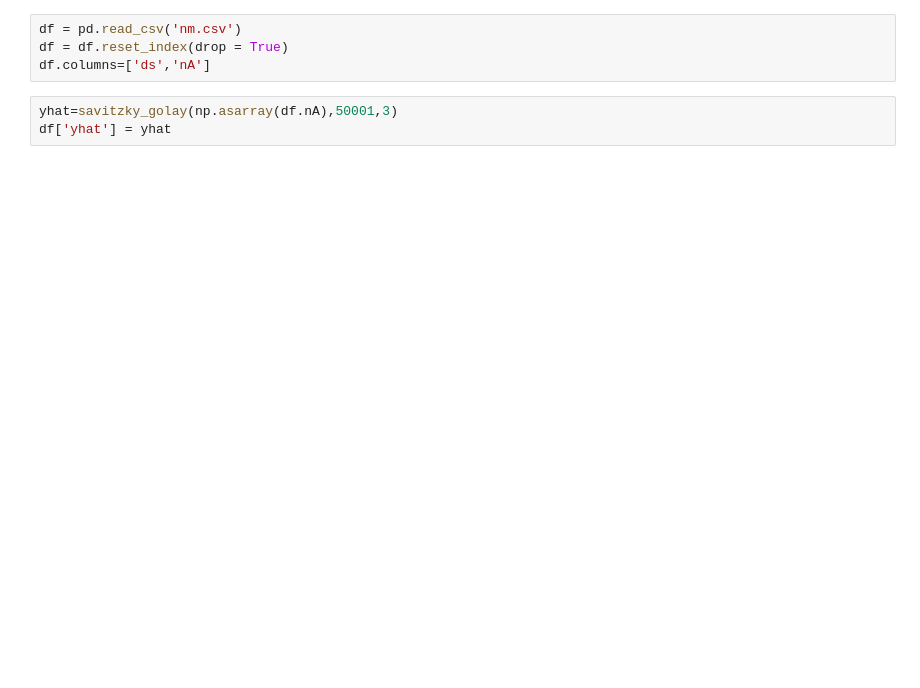
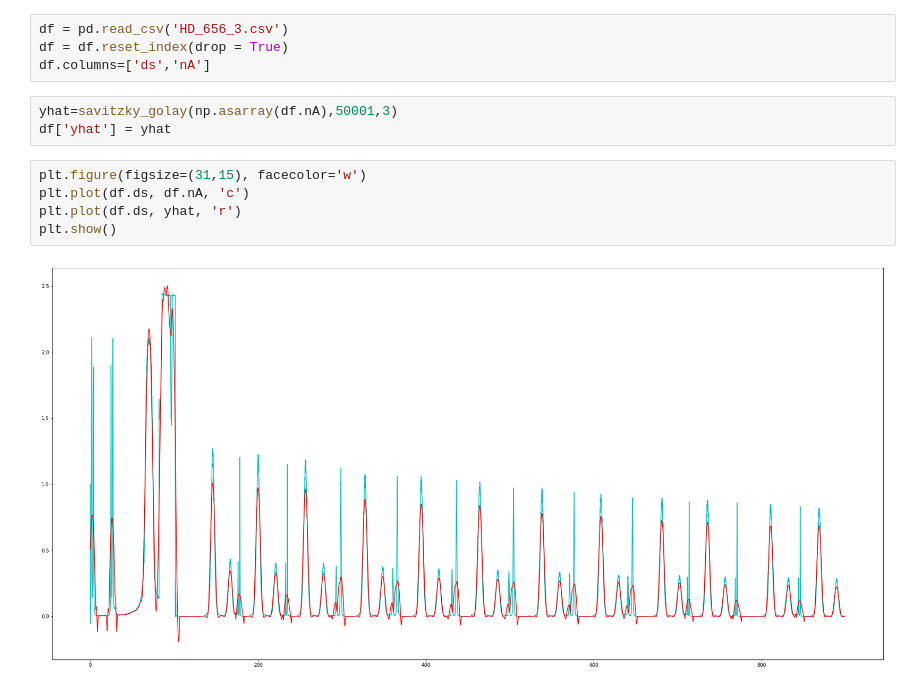
Before and after one commit to JackRoten/HD_shift_Dutt_Roten, a Jupyter notebook: Data Analysis-656.ipynb, the cells around one changed output. Drawn from its saved outputs; the diff is of its cells as text; blank space fills up the shorter version.

```diff
--- a/Data Analysis-656.ipynb
+++ b/Data Analysis-656.ipynb
@@ -32,9 +32,16 @@ def savitzky_golay(y, window_size, order, deriv=0, rate=1):
 # %% [markdown]
 ## 388nm Graphs and Peak Difference
 # %%
-df = pd.read_csv('nm.csv')
+df = pd.read_csv('HD_656_3.csv')
 df = df.reset_index(drop = True)
 df.columns=['ds','nA']
 # %%
 yhat=savitzky_golay(np.asarray(df.nA),50001,3)
 df['yhat'] = yhat
+# %%
+plt.figure(figsize=(31,15), facecolor='w')
+plt.plot(df.ds, df.nA, 'c')
+plt.plot(df.ds, yhat, 'r')
+plt.show()
+# %% [output]
+[figure, added]
```
Also changed, not shown: parts of 2 cells of this notebook, 11 other files.
